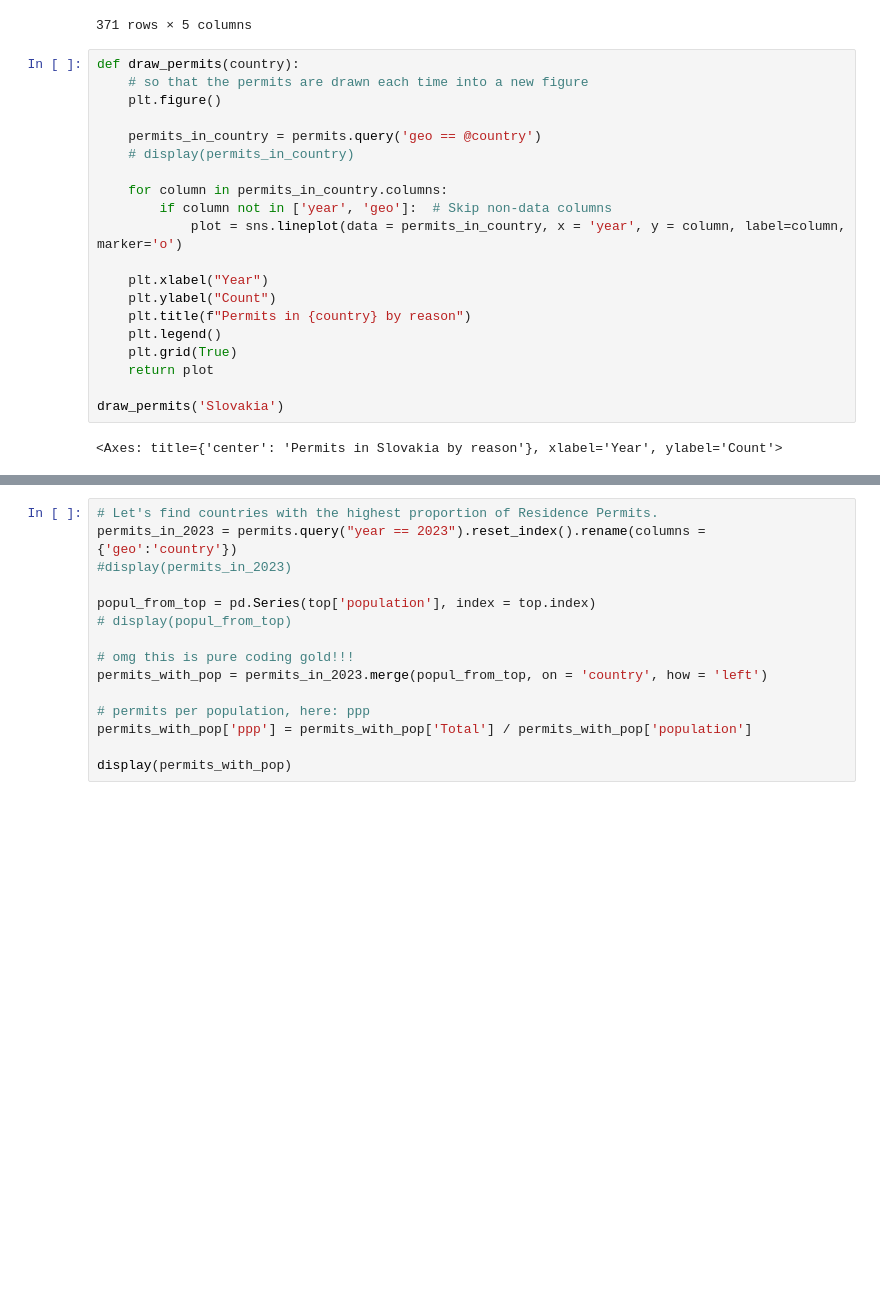
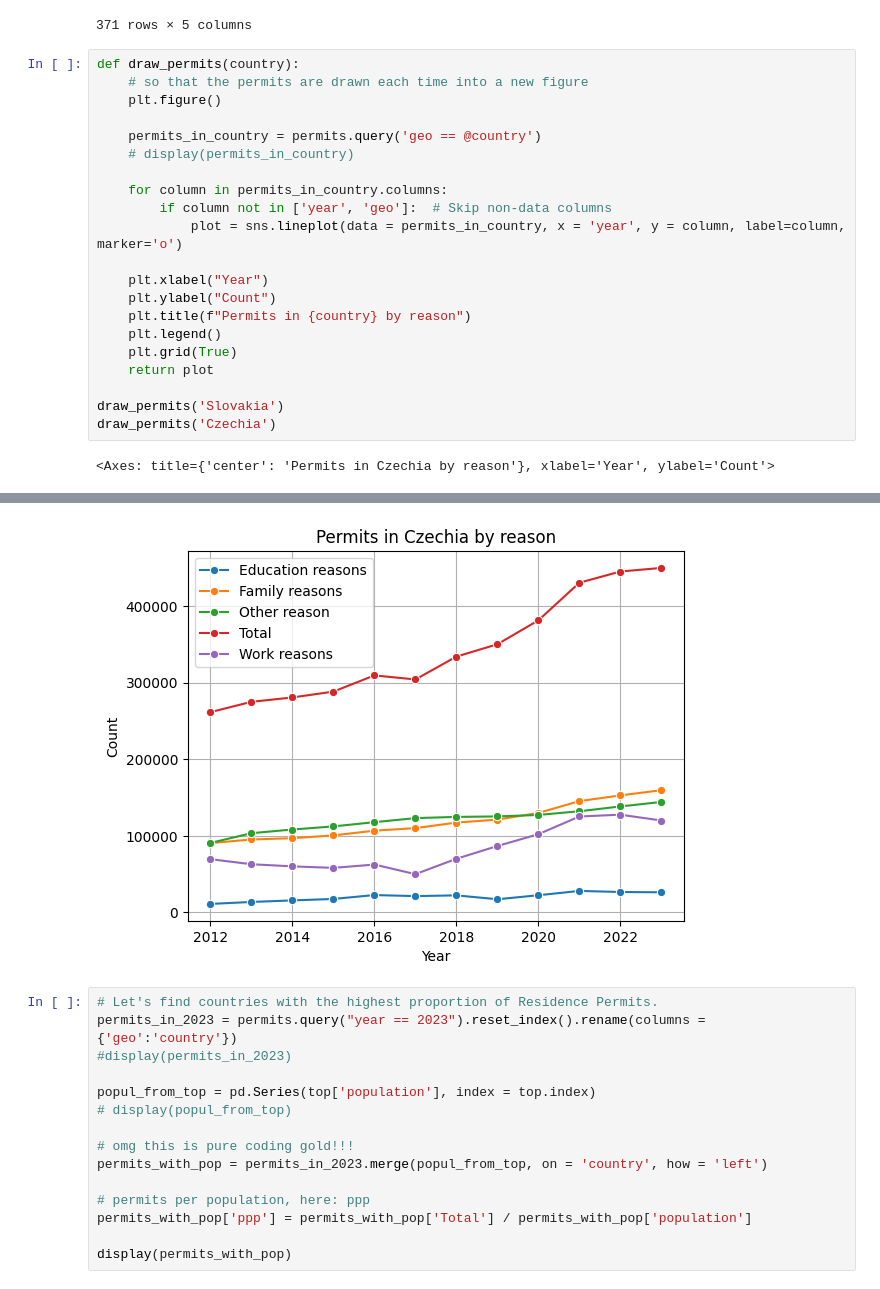
Before and after one commit to jatofi-official/migration-eu-analysis, a Jupyter notebook: Notebooks/asylum_ado_.ipynb, the cells around one changed output, grey strips where cells are left out. Drawn from its saved outputs; the diff is of its cells as text; blank space fills up the shorter version.

```diff
--- a/Notebooks/asylum_ado_.ipynb
+++ b/Notebooks/asylum_ado_.ipynb
@@ -340,26 +374,28 @@ display(permits)
 # %%
 def draw_permits(country):
     # so that the permits are drawn each time into a new figure
     plt.figure()
 
     permits_in_country = permits.query('geo == @country')
     # display(permits_in_country)
 
     for column in permits_in_country.columns:
         if column not in ['year', 'geo']:  # Skip non-data columns
             plot = sns.lineplot(data = permits_in_country, x = 'year', y = column, label=column, marker='o')
 
     plt.xlabel("Year")
     plt.ylabel("Count")
     plt.title(f"Permits in {country} by reason")
     plt.legend()
     plt.grid(True)
     return plot
 
 draw_permits('Slovakia')
+draw_permits('Czechia')
 # %% [output]
-<Axes: title={'center': 'Permits in Slovakia by reason'}, xlabel='Year', ylabel='Count'>
+<Axes: title={'center': 'Permits in Czechia by reason'}, xlabel='Year', ylabel='Count'>
 [figure]
+[figure, added]
 # %%
 # Let's find countries with the highest proportion of Residence Permits.
 permits_in_2023 = permits.query("year == 2023").reset_index().rename(columns = {'geo':'country'})
```
Also changed, not shown: parts of 7 cells of this notebook, 1 other file.
